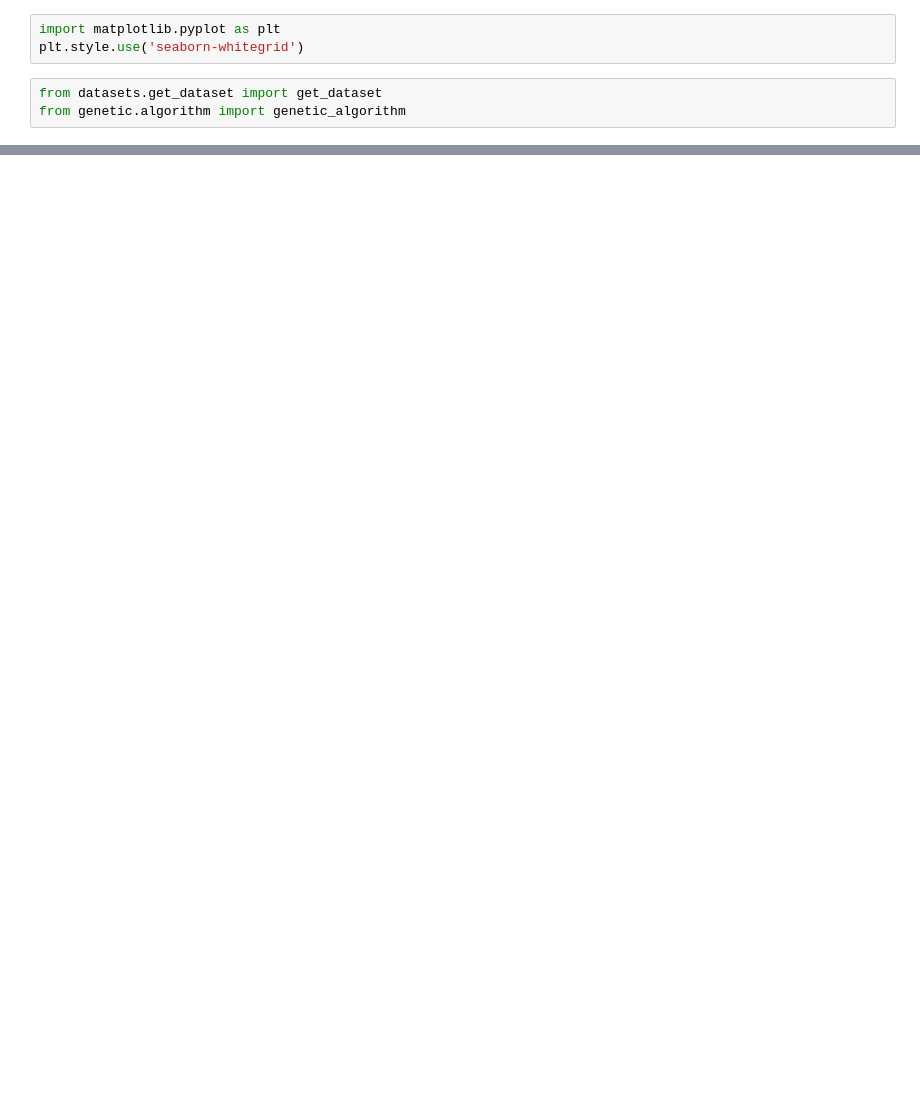
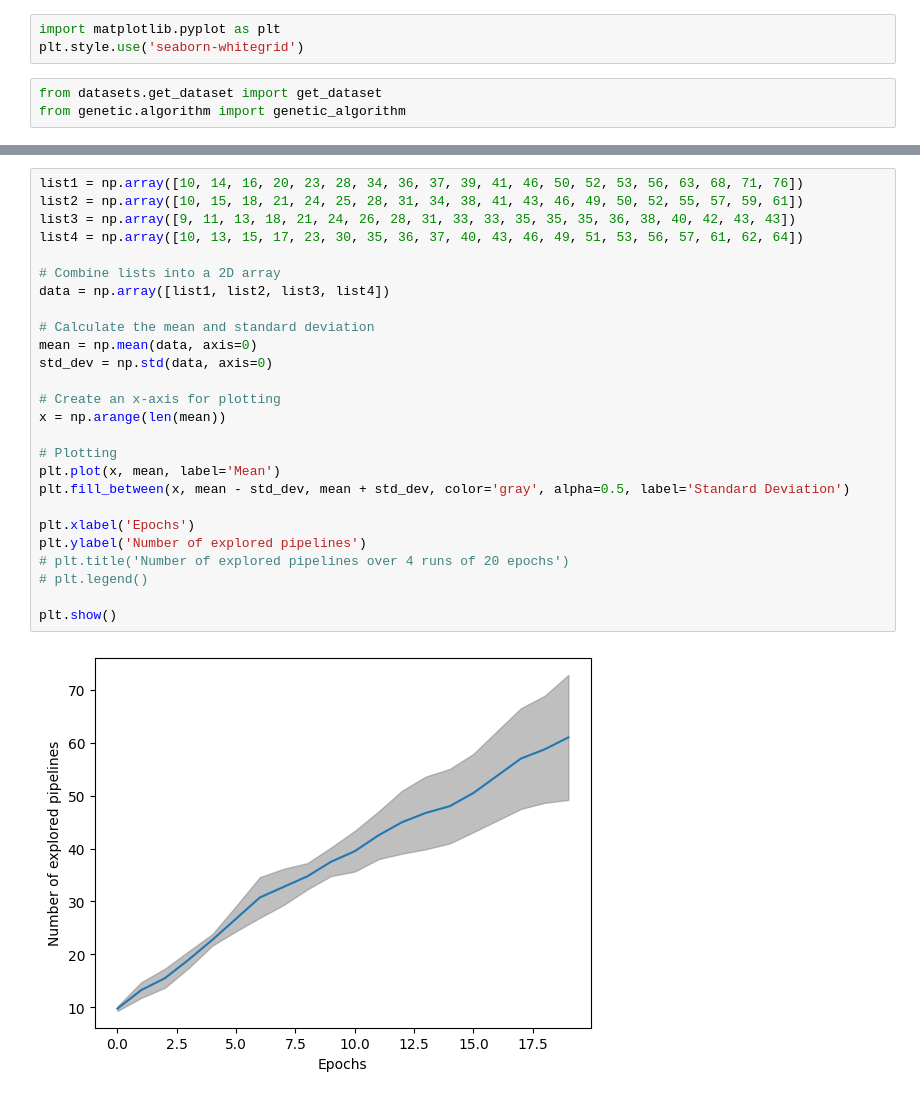
Before and after one commit to ptempelman/TSOT, a Jupyter notebook: graphing.ipynb, the cells around one changed output, grey strips where cells are left out. Drawn from its saved outputs; the diff is of its cells as text; blank space fills up the shorter version.

Commit message:
Add graphing and tpot comparison scripts

```diff
--- a/graphing.ipynb
+++ b/graphing.ipynb
@@ -196,0 +391,28 @@ plt.show()
+# %%
+list1 = np.array([10, 14, 16, 20, 23, 28, 34, 36, 37, 39, 41, 46, 50, 52, 53, 56, 63, 68, 71, 76])
+list2 = np.array([10, 15, 18, 21, 24, 25, 28, 31, 34, 38, 41, 43, 46, 49, 50, 52, 55, 57, 59, 61])
+list3 = np.array([9, 11, 13, 18, 21, 24, 26, 28, 31, 33, 33, 35, 35, 35, 36, 38, 40, 42, 43, 43])
+list4 = np.array([10, 13, 15, 17, 23, 30, 35, 36, 37, 40, 43, 46, 49, 51, 53, 56, 57, 61, 62, 64])
+
+# Combine lists into a 2D array
+data = np.array([list1, list2, list3, list4])
+
+# Calculate the mean and standard deviation
+mean = np.mean(data, axis=0)
+std_dev = np.std(data, axis=0)
+
+# Create an x-axis for plotting
+x = np.arange(len(mean))
+
+# Plotting
+plt.plot(x, mean, label='Mean')
+plt.fill_between(x, mean - std_dev, mean + std_dev, color='gray', alpha=0.5, label='Standard Deviation')
+
+plt.xlabel('Epochs')
+plt.ylabel('Number of explored pipelines')
+# plt.title('Number of explored pipelines over 4 runs of 20 epochs')
+# plt.legend()
+
+plt.show()
+# %% [output]
+[figure, added]
```
Also changed, not shown: parts of 6 cells of this notebook, 10 other files.
